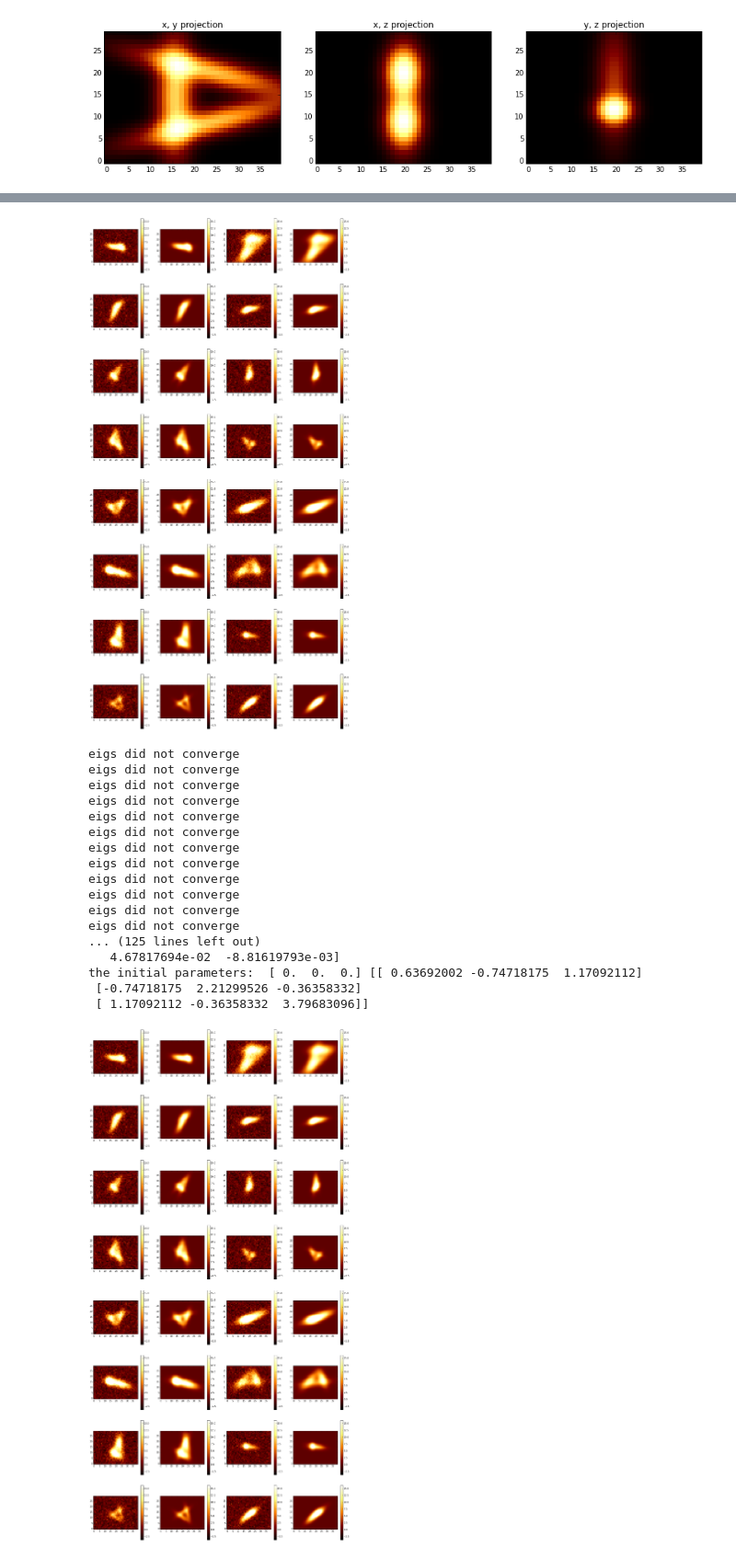
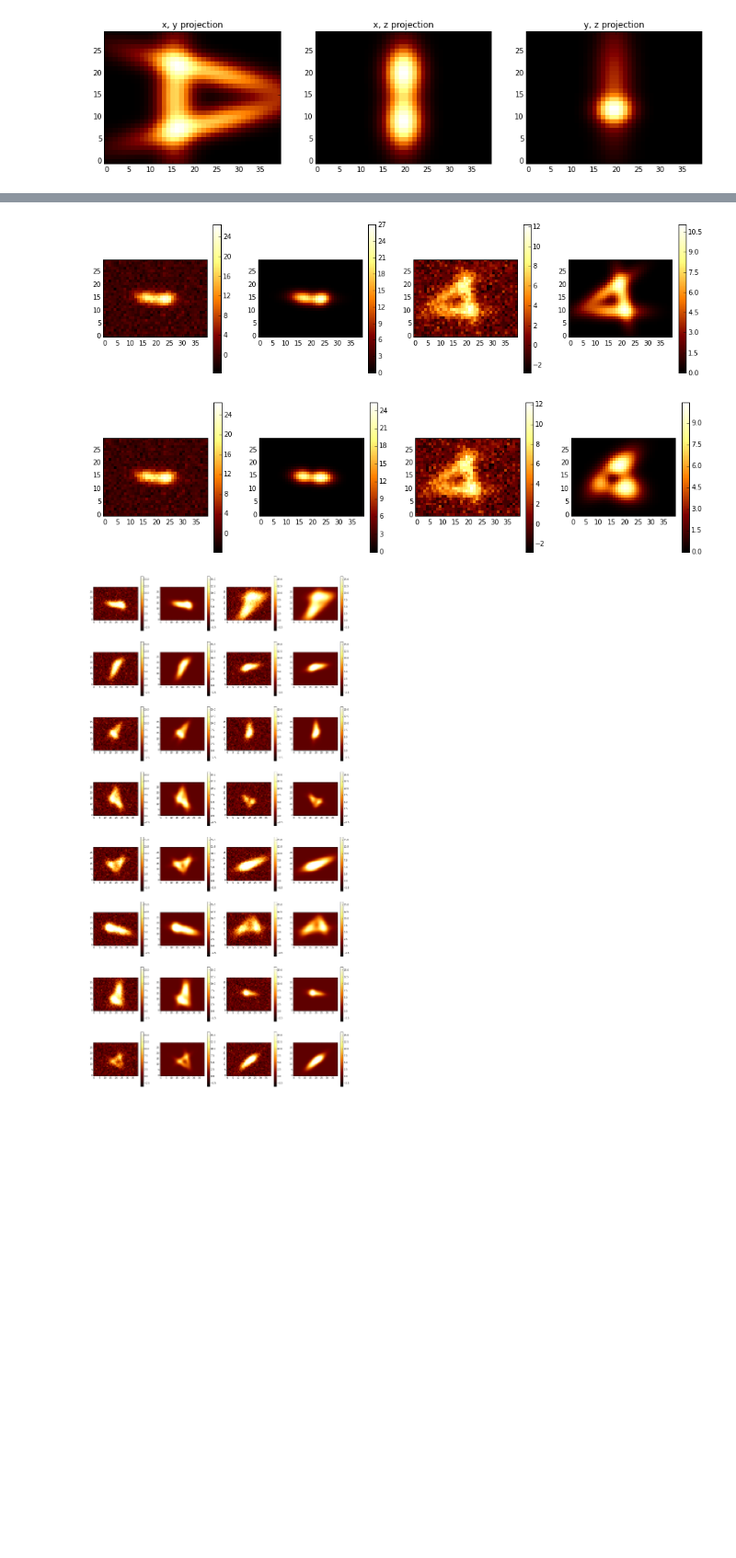
Before and after one commit to davidwhogg/DeprojectAllGalaxies, a Jupyter notebook: galaxy_given_angles.ipynb, the cells around one changed output, grey strips where cells are left out. Shown at 92% size. Drawn from its saved outputs; the diff is of its cells as text; code cells hidden in the pictures; blank space fills up the shorter version.

Commit message:
running phase 3 - final

```diff
--- a/galaxy_given_angles.ipynb
+++ b/galaxy_given_angles.ipynb
@@ -110,18 +110,41 @@ for i in xrange(16):
 # %%
 plt.rcParams['figure.figsize'] = 20, 40
 
 def showme(album, vmin, vmax):
     for i in xrange(len(album)):
         image = album.get_all_images()[i]
         plt.subplot(8, 4, 2*i+1)
         plt.imshow(image.get_data(), vmin=vmin, vmax=vmax, **plot_kwargs)
         plt.colorbar()
         plt.subplot(8, 4, 2*i+2)
         plt.imshow(image.get_synthetic(), vmin=vmin, vmax=vmax, **plot_kwargs)
         plt.colorbar()
-showme(album, vmin, vmax)
+#showme(album, vmin, vmax)
+
+def showme_small(album, v=False):
+    plt.rcParams['figure.figsize'] = 16, 4
+    plot_kwargs = {"interpolation": "nearest",
+          "cmap": "afmhot",
+          "origin": "lower"}
+    for j, i in enumerate([8, 9]):
+        image = album.get_all_images()[i]
+        plt.subplot(1, 4, 2*j+1)
+        vmin = -5. / numpy.sqrt(numpy.median(image.get_ivar())) # assumes bg = 0
+        vmax = -2. * vmin # assumes bg = 0
+        if v==True:
+            vmin = None
+            vmax = None
+        plt.imshow(image.get_data(), vmin=vmin, vmax=vmax, **plot_kwargs)
+        plt.colorbar()
+        plt.subplot(1, 4, 2*j+2)
+        plt.imshow(image.get_synthetic(), vmin=vmin, vmax=vmax, **plot_kwargs)
+        plt.colorbar()
+
+#showme(album)
+showme_small(album, v=True)
+plt.savefig("/Users/dalyabaron/Copy/Astrophysics/python/new_scripts/new_scripts/DeprojectAllGalaxies/fitting_pngs/phase2_synthetic.png")
 # %% [output]
-[figure, old version]
+[figure, new version]
 # %%
 import scipy.optimize as op
 
@@ -129,28 +152,19 @@ par0 = numpy.array([1., 1., 0., 0., 1., 1., 1., 0., 0., 0.,
                     1., 0., 1., 0., 1., 1., 1., 0., 0., 0.,
                     1., 0., 0., 1., 1., 1., 1., 0., 0., 0.])
 
-result = op.minimize(album, par0)
+album(par0)
+#showme_small(album, v=True)
+#plt.savefig("/Users/dalyabaron/Copy/Astrophysics/python/new_scripts/new_scripts/DeprojectAllGalaxies/fitting_pngs/phase2_init.png")
+
+result = op.minimize(album, par0, method="Powell")
 par = result["x"]
-print "the initial guess: ", str(par0)
-print "the final parameters: ", str(par)
+album(par)
+showme_small(album, v=True)
+plt.savefig("/Users/dalyabaron/Copy/Astrophysics/python/new_scripts/new_scripts/DeprojectAllGalaxies/fitting_pngs/phase2_final.png")
+#print "the initial guess: ", str(par0)
+#print "the final parameters: ", str(par)
 # %% [output]
-eigs did not converge
-eigs did not converge
-eigs did not converge
-eigs did not converge
-eigs did not converge
-eigs did not converge
-eigs did not converge
-eigs did not converge
-eigs did not converge
-eigs did not converge
-eigs did not converge
-eigs did not converge
-... (125 lines left out)
-   4.67817694e-02  -8.81619793e-03]
-the initial parameters:  [ 0.  0.  0.] [[ 0.63692002 -0.74718175  1.17092112]
- [-0.74718175  2.21299526 -0.36358332]
- [ 1.17092112 -0.36358332  3.79683096]]
+[figure, added]
 # %%
 plt.rcParams['figure.figsize'] = 20, 40
 showme(album, vmin, vmax)
```
Also changed, not shown: parts of 1 cell of this notebook, 49 other files.
